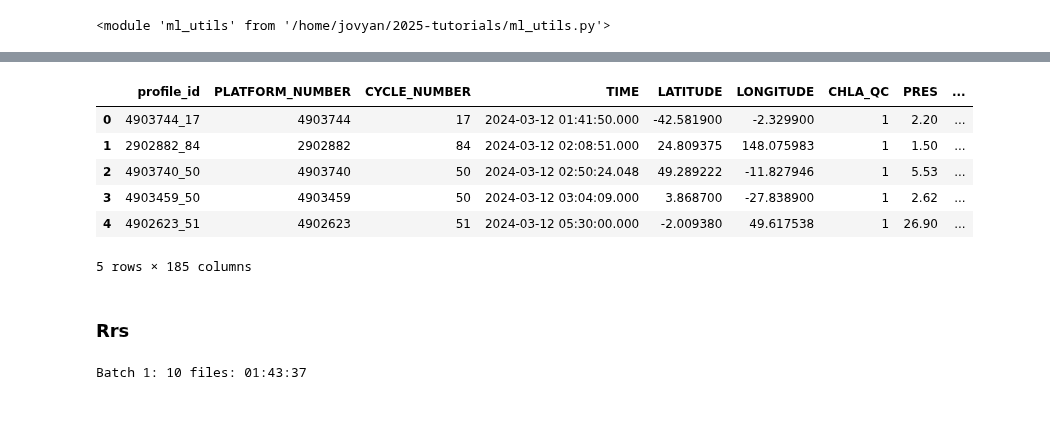
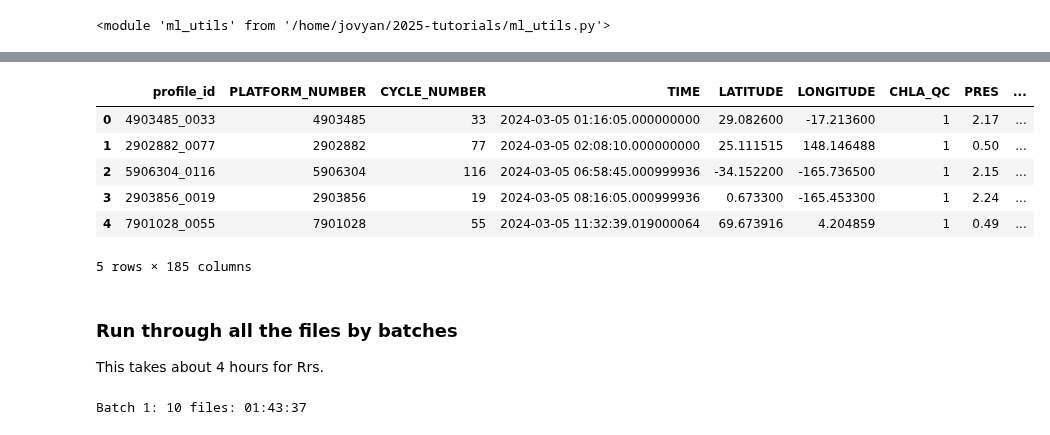
Before and after one commit to fish-pace/2025-tutorials, a Jupyter notebook: argo-matchups.ipynb, the cells around one changed output, grey strips where cells are left out. Drawn from its saved outputs; the diff is of its cells as text; code cells hidden in the pictures.

```diff
--- a/argo-matchups.ipynb
+++ b/argo-matchups.ipynb
@@ -48,17 +39,0 @@ importlib.reload(mu)
-# %%
-import earthaccess
-auth = earthaccess.login()
-# are we authenticated?
-if not auth.authenticated:
-    # ask for credentials and persist them in a .netrc file
-    auth.login(strategy="interactive", persist=True)
-import xarray as xr
-df = argo_chl_df
-rrs_results = earthaccess.search_data(
-    short_name = "PACE_OCI_L3M_RRS_NRT",
-    temporal = (df.TIME.min(), df.TIME.max()),
-    granule_name="*.DAY.*.4km.*"
-)
-# all days since Mar 2024; pqdm args to quiet output
-fileset = earthaccess.open(rrs_results, pqdm_kwargs={"disable": True} );
-len(fileset)
@@ -244,0 +167,21 @@ Wall time: 13.6 μs
+# %%
+import earthaccess
+auth = earthaccess.login()
+# are we authenticated?
+if not auth.authenticated:
+    # ask for credentials and persist them in a .netrc file
+    auth.login(strategy="interactive", persist=True)
+import xarray as xr
+df = argo_chl_df
+rrs_results = earthaccess.search_data(
+    short_name = "PACE_OCI_L3M_RRS",
+    temporal = (df.TIME.min(), df.TIME.max()),
+    granule_name="*.DAY.*.4km.*"
+)
+rrs_results_nrt = earthaccess.search_data(
+    short_name = "PACE_OCI_L3M_RRS_NRT",
+    temporal = (df.TIME.min(), df.TIME.max()),
+    granule_name="*.DAY.*.4km.*"
+)
+results = rrs_results + rrs_results_nrt
+print(f"{len(results)} days of PACE data")
@@ -245,7 +241,7 @@ Wall time: 13.6 μs
 # %%
 %%time
-# test that it works
-df = argo
-res=run_batch(missing_results[0:1], df)
+# test that run_batch() works
+df = argo_chl_df
+res=run_batch(results[0:1], df)
 res.head()
 # %% [output]
@@ -254,12 +250,14 @@ Wall time: 5.25 s
 |  | profile_id | PLATFORM_NUMBER | CYCLE_NUMBER | TIME | LATITUDE | LONGITUDE | CHLA_QC | PRES | ... |
-| 0 | 4903744_17 | 4903744 | 17 | 2024-03-12 01:41:50.000 | -42.581900 | -2.329900 | 1 | 2.20 | ... |
-| 1 | 2902882_84 | 2902882 | 84 | 2024-03-12 02:08:51.000 | 24.809375 | 148.075983 | 1 | 1.50 | ... |
-| 2 | 4903740_50 | 4903740 | 50 | 2024-03-12 02:50:24.048 | 49.289222 | -11.827946 | 1 | 5.53 | ... |
-| 3 | 4903459_50 | 4903459 | 50 | 2024-03-12 03:04:09.000 | 3.868700 | -27.838900 | 1 | 2.62 | ... |
-| 4 | 4902623_51 | 4902623 | 51 | 2024-03-12 05:30:00.000 | -2.009380 | 49.617538 | 1 | 26.90 | ... |
+| 0 | 4903485_0033 | 4903485 | 33 | 2024-03-05 01:16:05.000000000 | 29.082600 | -17.213600 | 1 | 2.17 | ... |
+| 1 | 2902882_0077 | 2902882 | 77 | 2024-03-05 02:08:10.000000000 | 25.111515 | 148.146488 | 1 | 0.50 | ... |
+| 2 | 5906304_0116 | 5906304 | 116 | 2024-03-05 06:58:45.000999936 | -34.152200 | -165.736500 | 1 | 2.15 | ... |
+| 3 | 2903856_0019 | 2903856 | 19 | 2024-03-05 08:16:05.000999936 | 0.673300 | -165.453300 | 1 | 2.24 | ... |
+| 4 | 7901028_0055 | 7901028 | 55 | 2024-03-05 11:32:39.019000064 | 69.673916 | 4.204859 | 1 | 0.49 | ... |
 5 rows × 185 columns
 # %% [markdown]
-### Rrs
+### Run through all the files by batches
+
+This takes about 4 hours for Rrs.
 # %%
 from pathlib import Path
 from datetime import datetime
```
Also changed, not shown: parts of 32 cells of this notebook.
